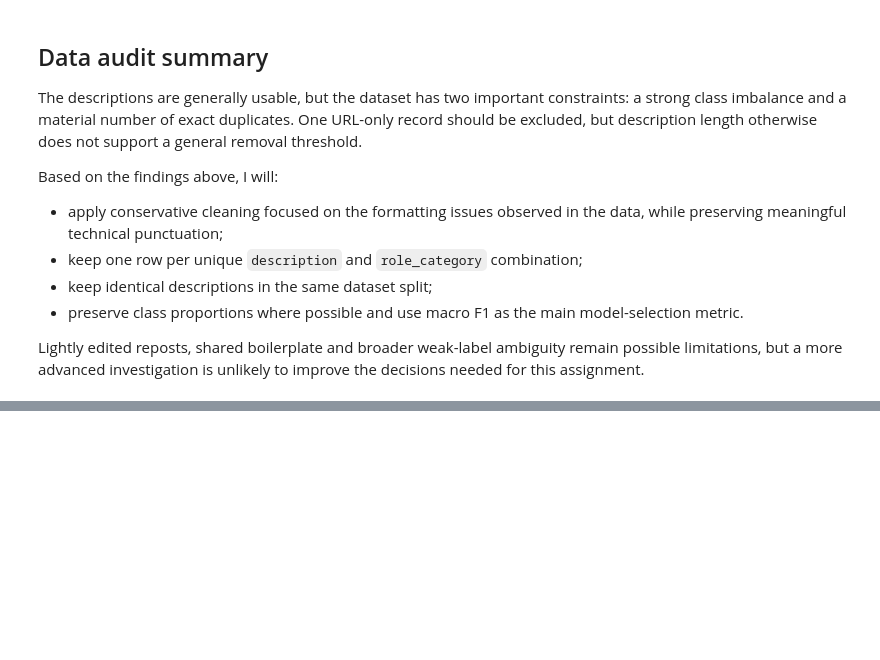
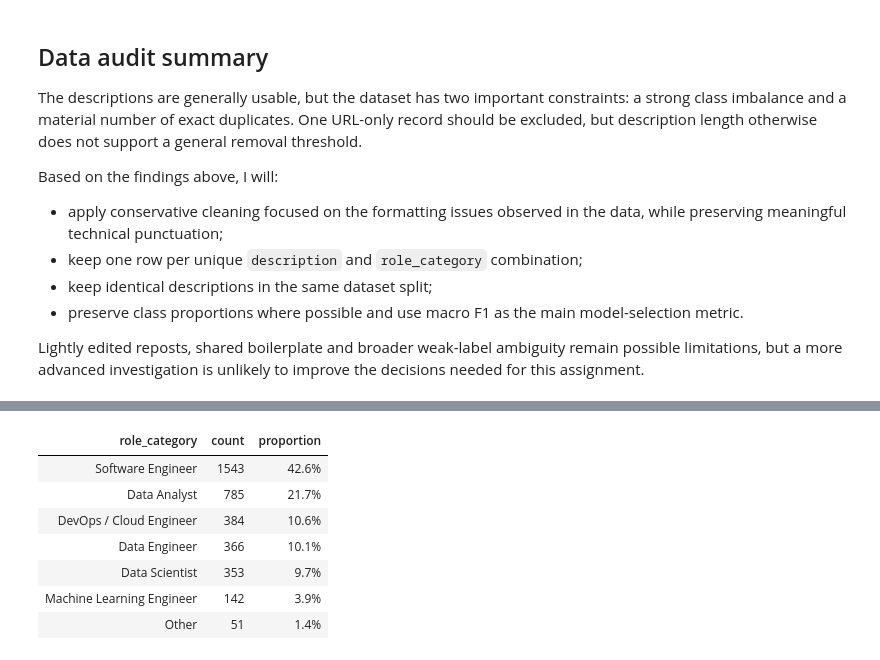
Before and after one commit to Tyainss/job-posting-nlp, a Jupyter notebook: job_posting_nlp_take_home_task.ipynb, the cells around one changed output, grey strips where cells are left out. Saved outputs shown, nothing was run; the diff lists cells and outputs as text; code cells hidden in the pictures; blank space fills up the shorter version.

```diff
--- a/job_posting_nlp_take_home_task.ipynb
+++ b/job_posting_nlp_take_home_task.ipynb
@@ -1166,0 +1268,73 @@ Lightly edited reposts, shared boilerplate and broader weak-label ambiguity rema
+# %%
+# Keep the cleaned rows before deduplication so duplicate counts can be
+# recalculated using the final text representation.
+cleaned_rows = postings.loc[~url_only_mask].copy()
+cleaned_rows["cleaned_description"] = (
+    cleaned_rows["description"].map(clean_description)
+)
+
+modeling_rows = prepare_modeling_rows(postings)
+
+cleaned_description_counts = (
+    cleaned_rows["cleaned_description"].value_counts()
+)
+
+conflicting_before = (
+    cleaned_rows
+    .groupby("cleaned_description")["role_category"]
+    .nunique()
+)
+
+conflicting_after = (
+    modeling_rows
+    .groupby("cleaned_description")["role_category"]
+    .nunique()
+)
+
+preparation_summary = pd.DataFrame(
+    {
+        "metric": [
+            "Rows after removing the URL-only description",
+            "Unique cleaned descriptions",
+            "Duplicate cleaned-description groups",
+            "Prepared modelling rows",
+            "Conflicting-label descriptions",
+        ],
+        "value": [
+            len(cleaned_rows),
+            cleaned_rows["cleaned_description"].nunique(),
+            (cleaned_description_counts > 1).sum(),
+            len(modeling_rows),
+            (conflicting_before > 1).sum(),
+        ],
+    }
+)
+
+# These are important enough to fail visibly, but do not need their own table.
+assert modeling_rows["cleaned_description"].str.strip().ne("").all()
+assert (
+    (conflicting_after > 1).sum()
+    == (conflicting_before > 1).sum()
+)
+
+display(preparation_summary.style.hide(axis="index"))
+
+prepared_role_distribution = (
+    modeling_rows["role_category"]
+    .value_counts()
+    .rename_axis("role_category")
+    .reset_index(name="count")
+)
+
+prepared_role_distribution["proportion"] = (
+    prepared_role_distribution["count"] / len(modeling_rows)
+)
+
+display(
+    prepared_role_distribution.style
+    .hide(axis="index")
+    .format({"proportion": "{:.1%}"})
+)
+
+print(f"Prepared columns: {list(modeling_rows.columns)}")
+# %% [output]
@@ -1166,0 +1347,8 @@ Lightly edited reposts, shared boilerplate and broader weak-label ambiguity rema
+| role_category | count | proportion |
+| Software Engineer | 1543 | 42.6% |
+| Data Analyst | 785 | 21.7% |
+| DevOps / Cloud Engineer | 384 | 10.6% |
+| Data Engineer | 366 | 10.1% |
+| Data Scientist | 353 | 9.7% |
+| Machine Learning Engineer | 142 | 3.9% |
+| Other | 51 | 1.4% |
```
Also changed, not shown: parts of 7 cells of this notebook.
